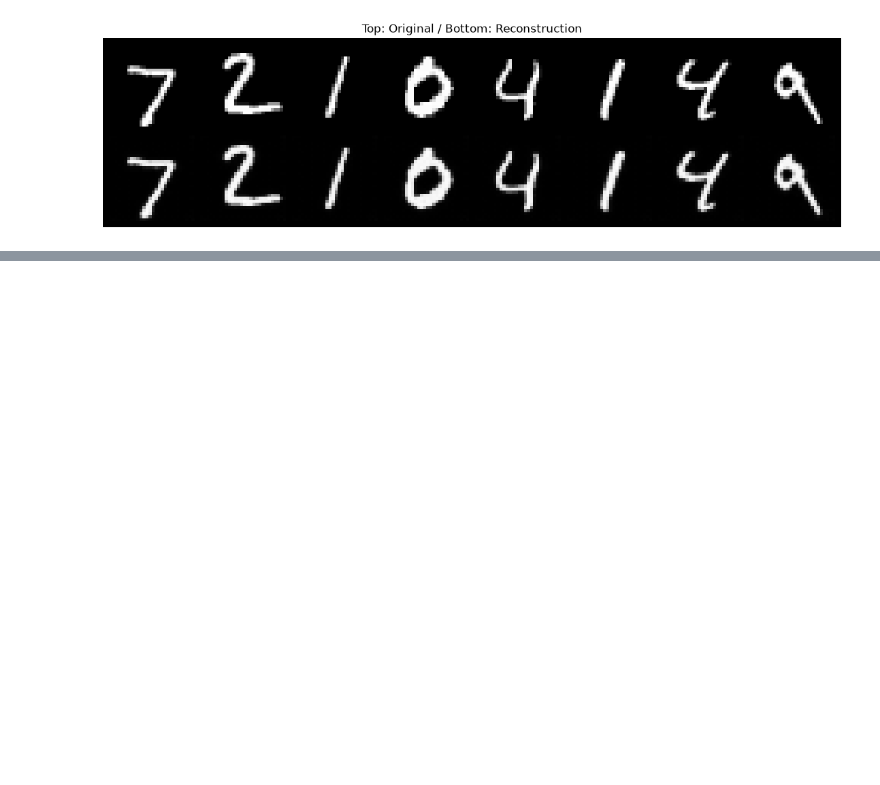
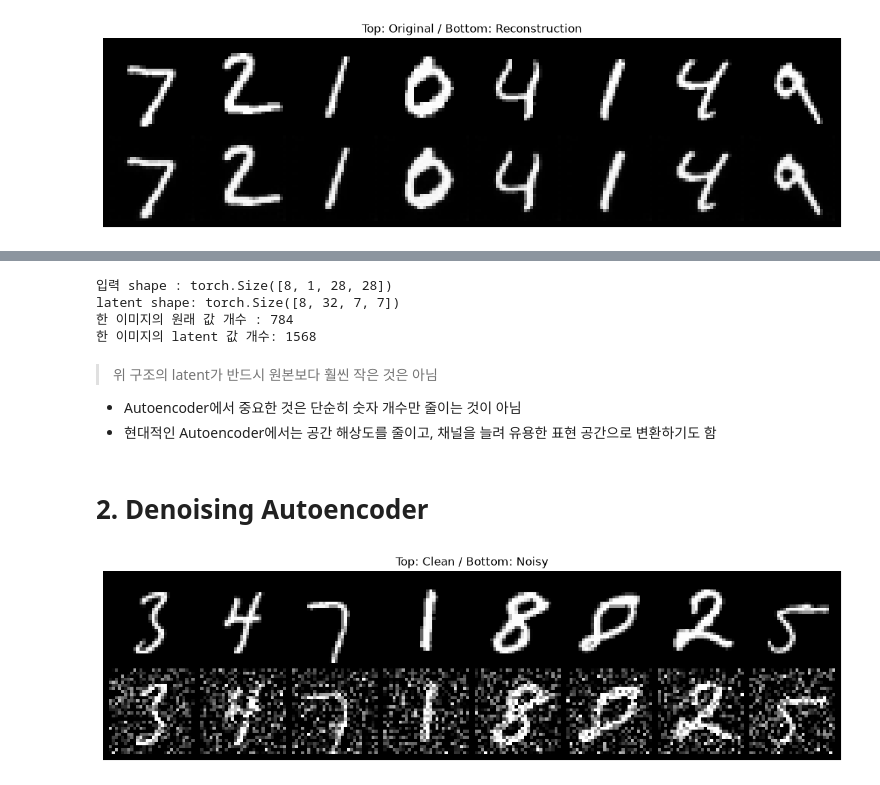
Before and after one commit to Shim-HyoungJoon/KDT, a Jupyter notebook: 12_NLP/5_Autoencoder.ipynb, the cells around one changed output, grey strips where cells are left out. Cells and saved outputs as stored; diff of their text form; code cells hidden in the pictures; blank space fills up the shorter version.

```diff
--- a/12_NLP/5_Autoencoder.ipynb
+++ b/12_NLP/5_Autoencoder.ipynb
@@ -209,0 +216,40 @@ show_reconstructions(model, test_loader, DEVICE)
+# %%
+x, y = next(iter(test_loader))
+x = x[:8].to(DEVICE)
+
+with torch.no_grad():
+    z = model.encoder(x)
+
+print("입력 shape :", x.shape)
+print("latent shape:", z.shape)
+print("한 이미지의 원래 값 개수 :", 1 * 28 * 28)
+print("한 이미지의 latent 값 개수:", z[0].numel())
+# %% [output]
+입력 shape : torch.Size([8, 1, 28, 28])
+latent shape: torch.Size([8, 32, 7, 7])
+한 이미지의 원래 값 개수 : 784
+한 이미지의 latent 값 개수: 1568
+# %% [markdown]
+> 위 구조의 latent가 반드시 원본보다 훨씬 작은 것은 아님
+
+- Autoencoder에서 중요한 것은 단순히 숫자 개수만 줄이는 것이 아님
+- 현대적인 Autoencoder에서는 공간 해상도를 줄이고, 채널을 늘려 유용한 표현 공간으로 변환하기도 함
+# %% [markdown]
+# **2. Denoising Autoencoder**
+# %%
+def add_noise(x, noise_factor=0.35):
+    noisy = x + noise_factor * torch.randn_like(x)
+    return torch.clamp(noisy, 0.0, 1.0)
+
+x, _ = next(iter(train_loader))
+noisy_x = add_noise(x[:8])
+
+grid = make_grid(torch.cat([x[:8], noisy_x], dim=0), nrow=8)
+
+plt.figure(figsize=(14, 4))
+plt.imshow(grid.permute(1, 2, 0).squeeze(), cmap="gray")
+plt.axis("off")
+plt.title("Top: Clean / Bottom: Noisy")
+plt.show()
+# %% [output]
+[figure, added]
```
Also changed, not shown: parts of 25 cells of this notebook, 2 other files.
